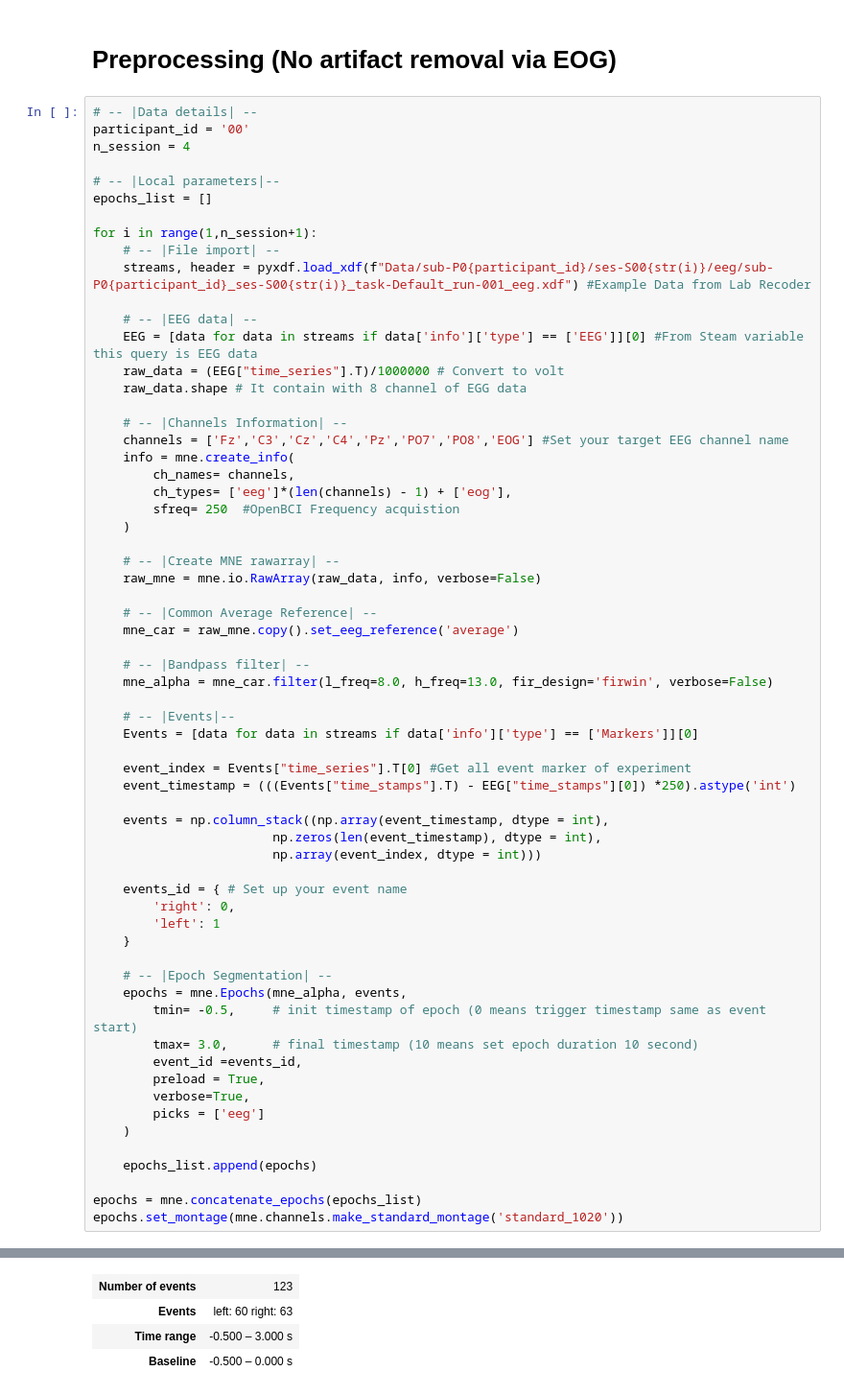
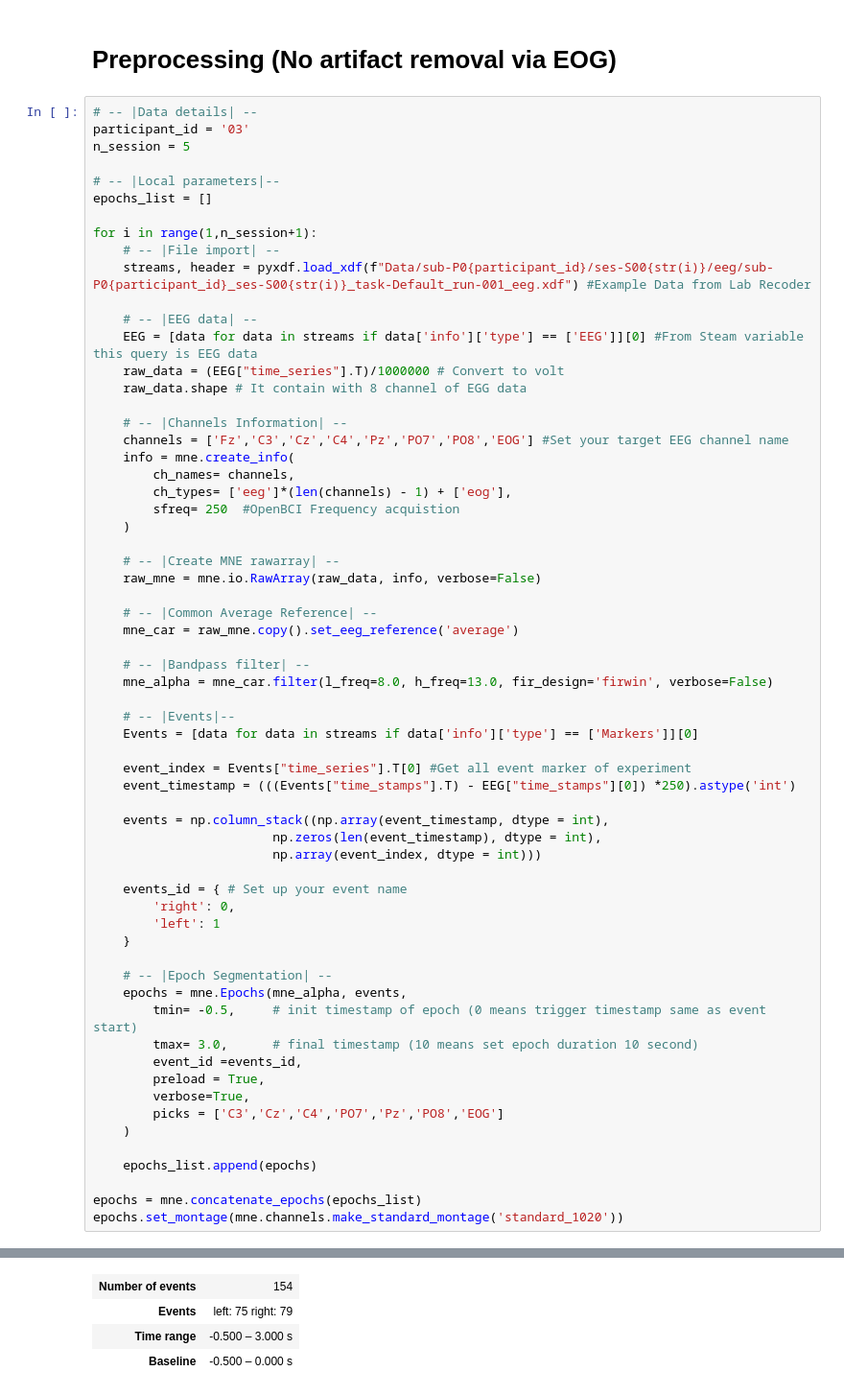
Before and after one commit to WasupolHengsritawat/Two-dimensional-Movement-Control-BCI, a Jupyter notebook: MI_offline_classification.ipynb, the cells around one changed output, grey strips where cells are left out. Shown at 96% size. Drawn from its saved outputs; the diff is of its cells as text.

```diff
--- a/MI_offline_classification.ipynb
+++ b/MI_offline_classification.ipynb
@@ -8,8 +9,8 @@ import matplotlib.pyplot as plt
 # Preprocessing (No artifact removal via EOG)
 # %%
 # -- |Data details| --
-participant_id = '00'
-n_session = 4
+participant_id = '03'
+n_session = 5
 
 # -- |Local parameters|--
 epochs_list = []
@@ -62,7 +63,7 @@ for i in range(1,n_session+1):
         event_id =events_id,
         preload = True,
         verbose=True,
-        picks = ['eeg']
+        picks = ['C3','Cz','C4','PO7','Pz','PO8','EOG']
     )
 
     epochs_list.append(epochs)
@@ -89,5 +90,5 @@ Not setting metadata
 Applying baseline correction (mode: mean)
-| Number of events | 123 |
-| Events | left: 60 right: 63 |
+| Number of events | 154 |
+| Events | left: 75 right: 79 |
 | Time range | -0.500 – 3.000 s |
 | Baseline | -0.500 – 0.000 s |
```
Also changed, not shown: parts of 47 cells of this notebook, 1 other file.
